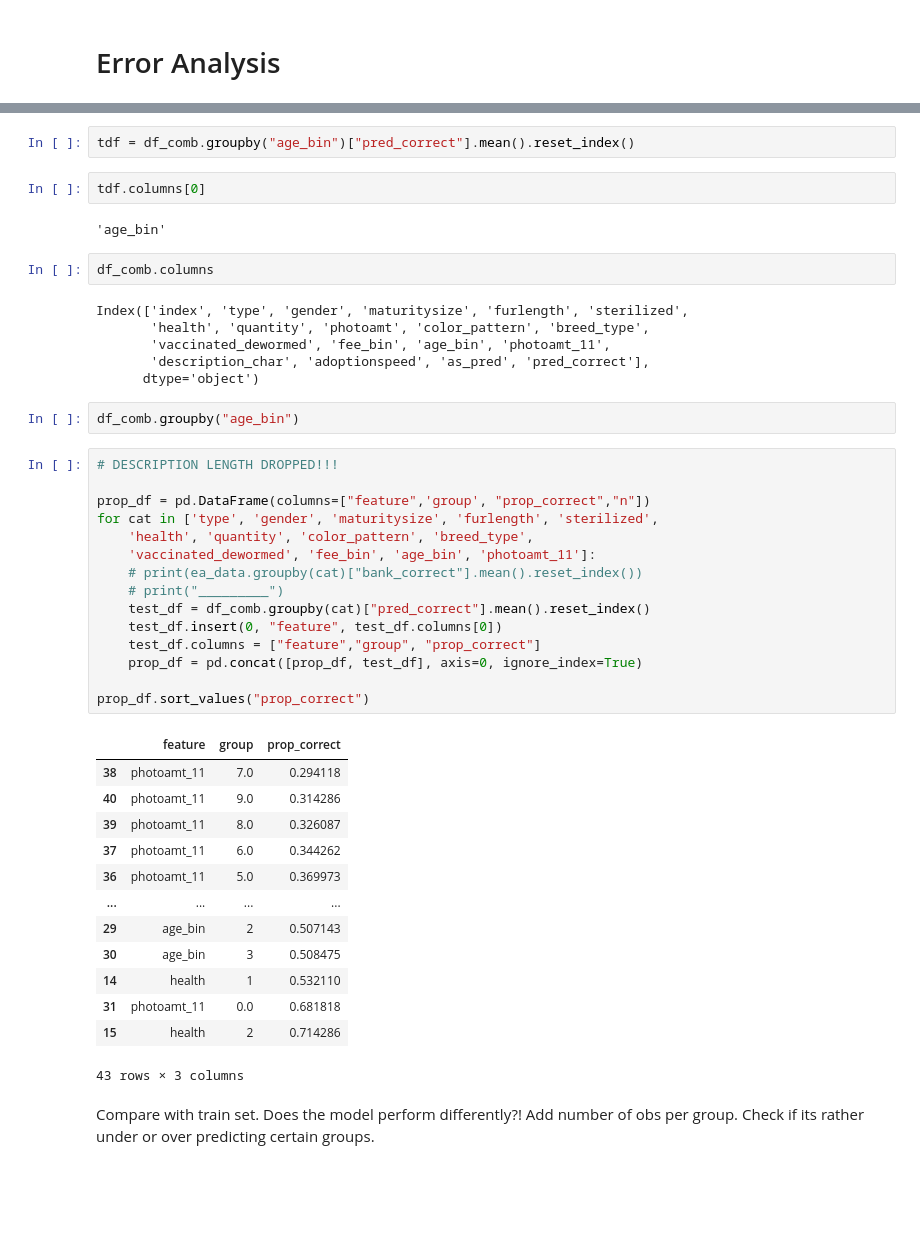
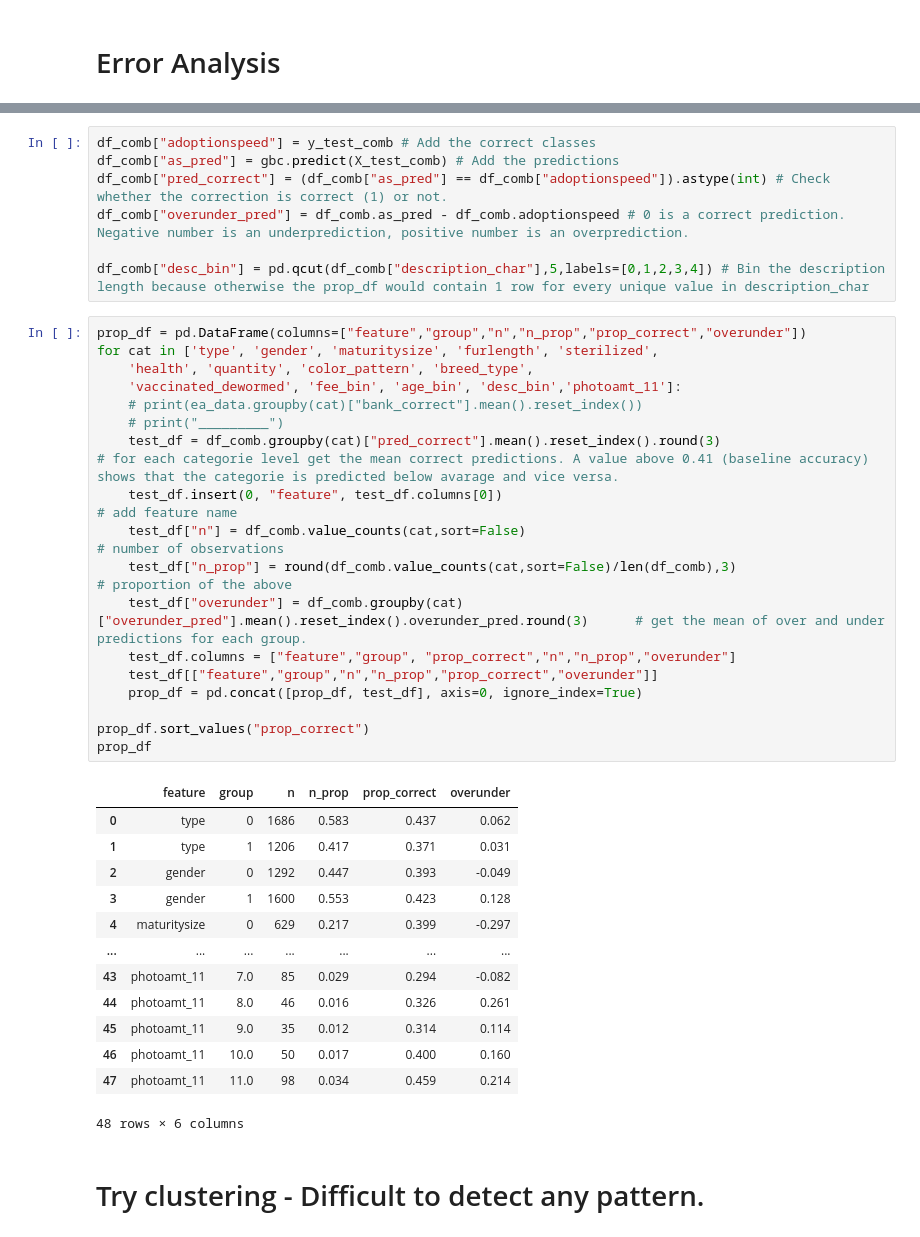
Before and after one commit to LanaCasselmann/ds_capstone_pet_adoptability, a Jupyter notebook: notebooks/error_analysis.ipynb, the cells around one changed output, grey strips where cells are left out. Drawn from its saved outputs; the diff is of its cells as text; blank space fills up the shorter version.

Commit message:
error analysis done. clustering, clean and plot

```diff
--- a/notebooks/error_analysis.ipynb
+++ b/notebooks/error_analysis.ipynb
@@ -73,49 +69,41 @@ df_comb["pred_correct"] = (df_comb["as_pred"] == df_comb["adoptionspeed"]).astyp
-# %%
-tdf = df_comb.groupby("age_bin")["pred_correct"].mean().reset_index()
-# %%
-tdf.columns[0]
-# %% [output]
-'age_bin'
-# %%
-df_comb.columns
-# %% [output]
-Index(['index', 'type', 'gender', 'maturitysize', 'furlength', 'sterilized',
-       'health', 'quantity', 'photoamt', 'color_pattern', 'breed_type',
-       'vaccinated_dewormed', 'fee_bin', 'age_bin', 'photoamt_11',
-       'description_char', 'adoptionspeed', 'as_pred', 'pred_correct'],
-      dtype='object')
-# %%
-df_comb.groupby("age_bin")
+# %%
+df_comb["adoptionspeed"] = y_test_comb # Add the correct classes
+df_comb["as_pred"] = gbc.predict(X_test_comb) # Add the predictions
+df_comb["pred_correct"] = (df_comb["as_pred"] == df_comb["adoptionspeed"]).astype(int) # Check whether the correction is correct (1) or not.
+df_comb["overunder_pred"] = df_comb.as_pred - df_comb.adoptionspeed # 0 is a correct prediction. Negative number is an underprediction, positive number is an overprediction.
+
+df_comb["desc_bin"] = pd.qcut(df_comb["description_char"],5,labels=[0,1,2,3,4]) # Bin the description length because otherwise the prop_df would contain 1 row for every unique value in description_char
 # %%
-# DESCRIPTION LENGTH DROPPED!!!
-
-prop_df = pd.DataFrame(columns=["feature",'group', "prop_correct","n"])
+prop_df = pd.DataFrame(columns=["feature","group","n","n_prop","prop_correct","overunder"])
 for cat in ['type', 'gender', 'maturitysize', 'furlength', 'sterilized',
     'health', 'quantity', 'color_pattern', 'breed_type',
-    'vaccinated_dewormed', 'fee_bin', 'age_bin', 'photoamt_11']:
+    'vaccinated_dewormed', 'fee_bin', 'age_bin', 'desc_bin','photoamt_11']:
     # print(ea_data.groupby(cat)["bank_correct"].mean().reset_index())
     # print("_________")
-    test_df = df_comb.groupby(cat)["pred_correct"].mean().reset_index()
-    test_df.insert(0, "feature", test_df.columns[0])
-    test_df.columns = ["feature","group", "prop_correct"]
+    test_df = df_comb.groupby(cat)["pred_correct"].mean().reset_index().round(3)                                    # for each categorie level get the mean correct predictions. A value above 0.41 (baseline accuracy) shows that the categorie is predicted below avarage and vice versa.
+    test_df.insert(0, "feature", test_df.columns[0])                                                                # add feature name
+    test_df["n"] = df_comb.value_counts(cat,sort=False)                                                             # number of observations
+    test_df["n_prop"] = round(df_comb.value_counts(cat,sort=False)/len(df_comb),3)                                  # proportion of the above
+    test_df["overunder"] = df_comb.groupby(cat)["overunder_pred"].mean().reset_index().overunder_pred.round(3)      # get the mean of over and under predictions for each group.
+    test_df.columns = ["feature","group", "prop_correct","n","n_prop","overunder"]
+    test_df[["feature","group","n","n_prop","prop_correct","overunder"]]
     prop_df = pd.concat([prop_df, test_df], axis=0, ignore_index=True)
 
 prop_df.sort_values("prop_correct")
+prop_df
 # %% [output]
-|  | feature | group | prop_correct |
-| 38 | photoamt_11 | 7.0 | 0.294118 |
-| 40 | photoamt_11 | 9.0 | 0.314286 |
-| 39 | photoamt_11 | 8.0 | 0.326087 |
-| 37 | photoamt_11 | 6.0 | 0.344262 |
-| 36 | photoamt_11 | 5.0 | 0.369973 |
-| ... | ... | ... | ... |
-| 29 | age_bin | 2 | 0.507143 |
-| 30 | age_bin | 3 | 0.508475 |
-| 14 | health | 1 | 0.532110 |
-| 31 | photoamt_11 | 0.0 | 0.681818 |
-| 15 | health | 2 | 0.714286 |
+|  | feature | group | n | n_prop | prop_correct | overunder |
+| 0 | type | 0 | 1686 | 0.583 | 0.437 | 0.062 |
+| 1 | type | 1 | 1206 | 0.417 | 0.371 | 0.031 |
+| 2 | gender | 0 | 1292 | 0.447 | 0.393 | -0.049 |
+| 3 | gender | 1 | 1600 | 0.553 | 0.423 | 0.128 |
+| 4 | maturitysize | 0 | 629 | 0.217 | 0.399 | -0.297 |
+| ... | ... | ... | ... | ... | ... | ... |
+| 43 | photoamt_11 | 7.0 | 85 | 0.029 | 0.294 | -0.082 |
+| 44 | photoamt_11 | 8.0 | 46 | 0.016 | 0.326 | 0.261 |
+| 45 | photoamt_11 | 9.0 | 35 | 0.012 | 0.314 | 0.114 |
+| 46 | photoamt_11 | 10.0 | 50 | 0.017 | 0.400 | 0.160 |
+| 47 | photoamt_11 | 11.0 | 98 | 0.034 | 0.459 | 0.214 |
-43 rows × 3 columns
+48 rows × 6 columns
-# %% [markdown]
-Compare with train set. Does the model perform differently?!
-Add number of obs per group.
-Check if its rather under or over predicting certain groups.
+# %% [markdown]
+# Try clustering -  Difficult to detect any pattern.
```
Also changed, not shown: parts of 14 cells of this notebook, 2 other files.
